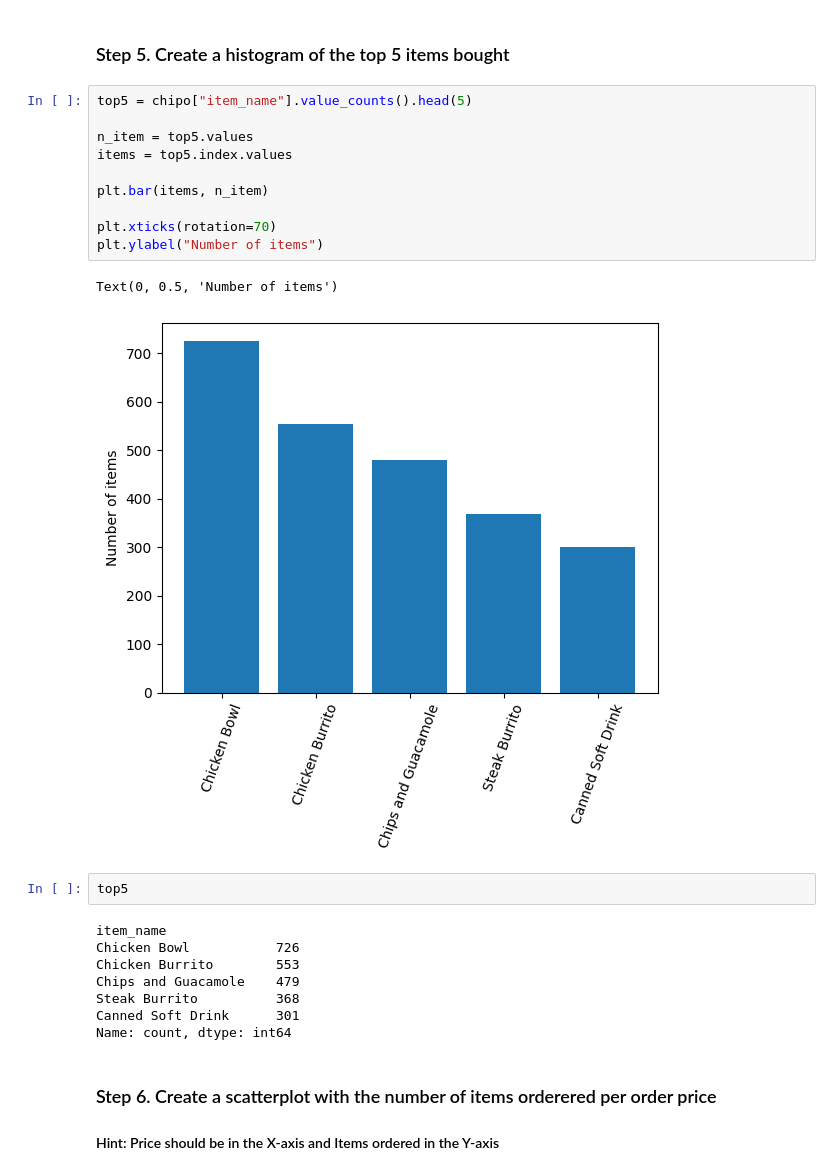
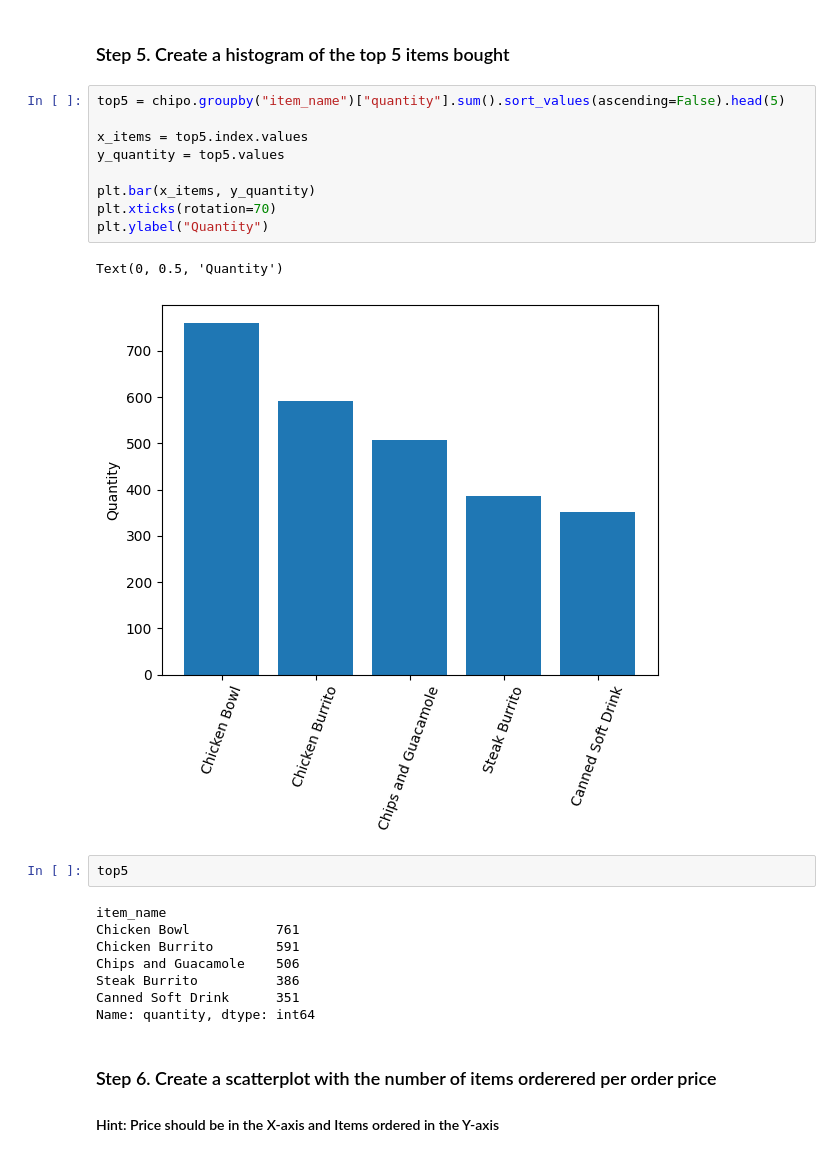
Before and after one commit to hichamsergi/Hacker-Rank, a Jupyter notebook: Pandas_exercise/07_Visualization/01_Chipotle.ipynb, the cells around one changed output. Saved outputs shown, nothing was run; the diff lists cells and outputs as text.

```diff
--- a/Pandas_exercise/07_Visualization/01_Chipotle.ipynb
+++ b/Pandas_exercise/07_Visualization/01_Chipotle.ipynb
@@ -39,28 +39,27 @@ chipo.head(10)
 # %% [markdown]
 ### Step 5. Create a histogram of the top 5 items bought
 # %%
-top5 = chipo["item_name"].value_counts().head(5)
+top5 = chipo.groupby("item_name")["quantity"].sum().sort_values(ascending=False).head(5)
 
-n_item = top5.values
-items = top5.index.values
+x_items = top5.index.values
+y_quantity = top5.values
 
-plt.bar(items, n_item)
-
+plt.bar(x_items, y_quantity)
 plt.xticks(rotation=70)
-plt.ylabel("Number of items")
+plt.ylabel("Quantity")
 # %% [output]
-Text(0, 0.5, 'Number of items')
+Text(0, 0.5, 'Quantity')
-[figure, old version]
+[figure, new version]
 # %%
 top5
 # %% [output]
 item_name
-Chicken Bowl           726
-Chicken Burrito        553
-Chips and Guacamole    479
-Steak Burrito          368
-Canned Soft Drink      301
-Name: count, dtype: int64
+Chicken Bowl           761
+Chicken Burrito        591
+Chips and Guacamole    506
+Steak Burrito          386
+Canned Soft Drink      351
+Name: quantity, dtype: int64
 # %% [markdown]
 ### Step 6. Create a scatterplot with the number of items orderered per order price
 #### Hint: Price should be in the X-axis and Items ordered in the Y-axis
```
